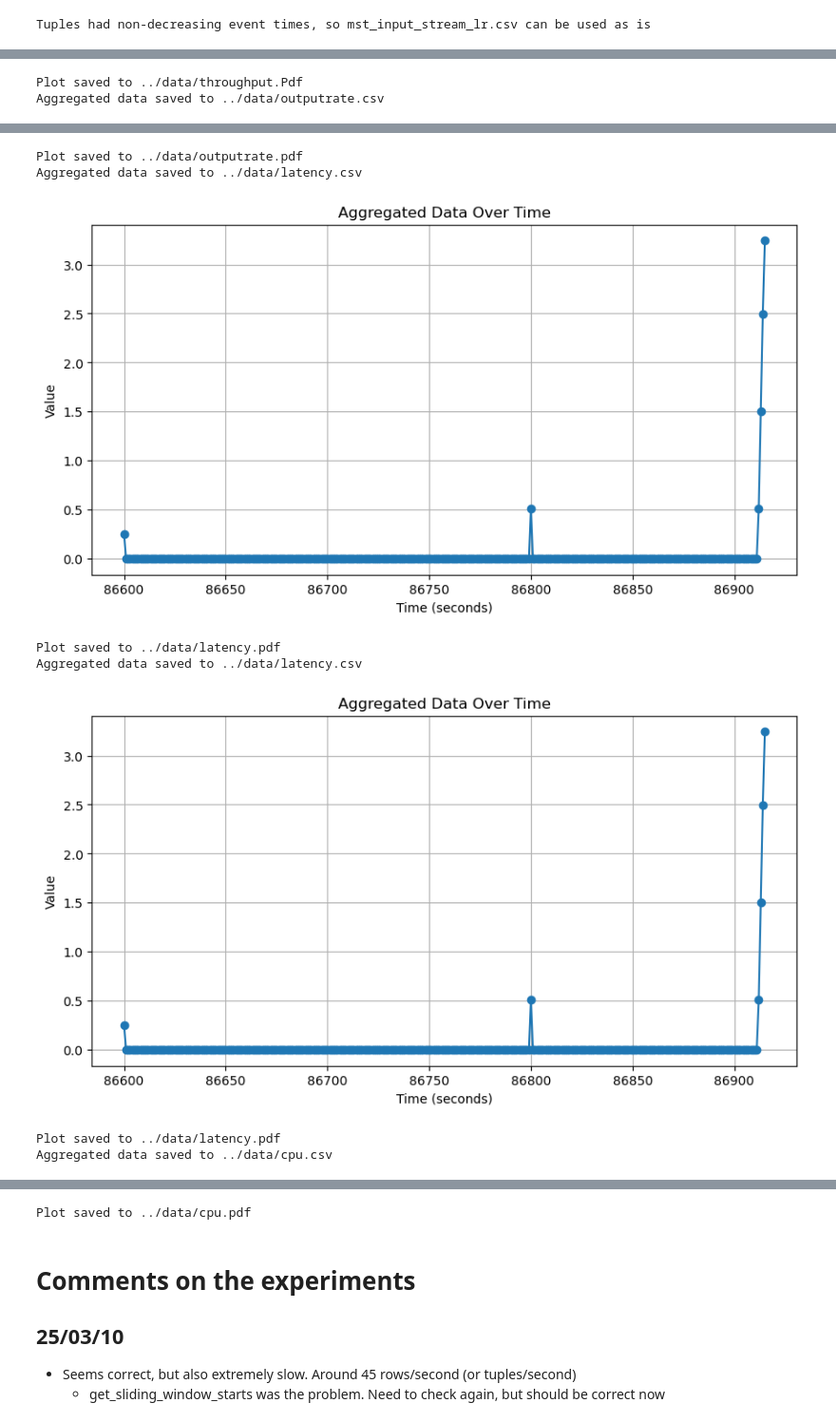
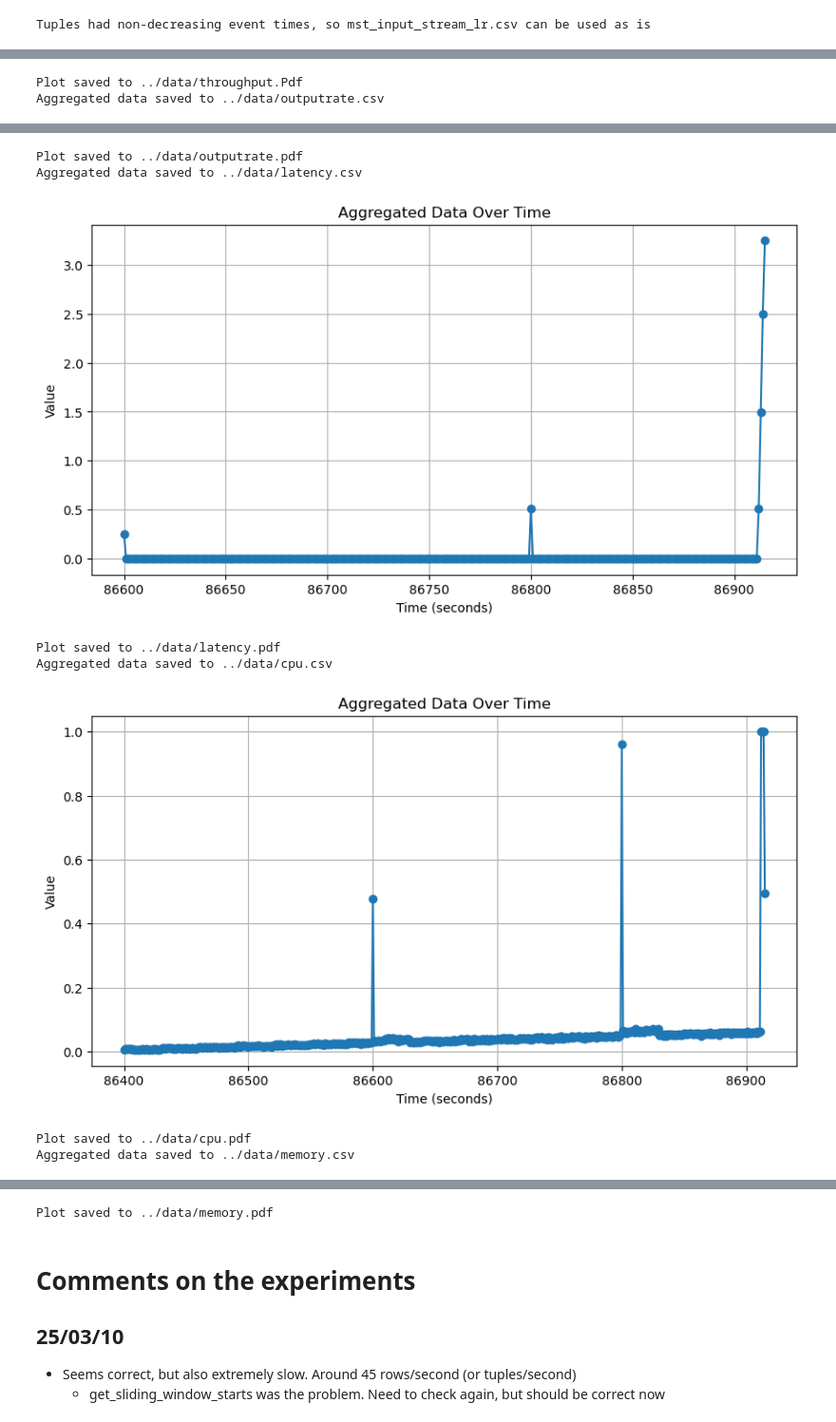
Before and after one commit to vincenzo-gulisano/aggregate_modeling, a Jupyter notebook: jupyter_notebooks/simulator.ipynb, the cells around one changed output, grey strips where cells are left out. Shown at 95% size. Cells and saved outputs as stored; diff of their text form; code cells hidden in the pictures.

```diff
--- a/jupyter_notebooks/simulator.ipynb
+++ b/jupyter_notebooks/simulator.ipynb
@@ -37,6 +37,10 @@ cpu_csv = '../data/cpu.csv'
 cpu_fig = '../data/cpu.pdf'
 cpu_lambda = lambda x: x/1000  # Fraction of second
 
+memory_csv = '../data/memory.csv'
+memory_fig = '../data/memory.pdf'
+memory_lambda = lambda x: x  # Leave memory as is
+
 # Set to true if you also want to write input/event and event/output mappings. Mostly for debugging
 write_mappings = True
 
@@ -150,6 +154,8 @@ def aggregate_to_csv(
         aggregated_df = df.groupby(time_column)[value_column].sum().reset_index(name="value")
     elif agg_function == "average":
         aggregated_df = df.groupby(time_column)[value_column].mean().reset_index(name="value")
+    elif agg_function == "cumsum":
+        aggregated_df = df.groupby(time_column)[value_column].sum().cumsum().reset_index(name="value")
     else:
         raise ValueError("Invalid aggregation function. Use 'count', 'sum', or 'average'.")
 
@@ -345,25 +358,25 @@ process_mst_stream(mst_input_stream_file, mee_events_file, input_event_mapping,
 # %%
 aggregate_to_csv(mst_input_stream_file, "omega", "count", throughput_csv, value_column=None, fill_value=-1, transform_fn=throughput_lambda)
 plot_from_csv(throughput_csv, throughput_fig)
 aggregate_to_csv(mst_output_stream_file, "omega", "count", outputrate_csv, value_column=None, fill_value=-1, transform_fn=outputrate_lambda)
 plot_from_csv(outputrate_csv, outputrate_fig)
 aggregate_to_csv(mst_output_stream_file, "omega", "average", latency_csv, value_column="l", fill_value=-1, transform_fn=latency_lambda)
 plot_from_csv(latency_csv, latency_fig)
-aggregate_to_csv(mst_output_stream_file, "omega", "average", latency_csv, value_column="l", fill_value=-1, transform_fn=latency_lambda)
-plot_from_csv(latency_csv, latency_fig)
 aggregate_to_csv(mee_events_file, "omega", "sum", cpu_csv, value_column="duration", fill_value=-1, transform_fn=cpu_lambda)
 plot_from_csv(cpu_csv, cpu_fig)
+aggregate_to_csv(mee_events_file, "omega", "cumsum", memory_csv, value_column="memoryDelta", fill_value=-1, transform_fn=memory_lambda)
+plot_from_csv(memory_csv, memory_fig)
 # %% [output]
 Aggregated data saved to ../data/throughput.csv
 [figure]
 Plot saved to ../data/throughput.Pdf
 Aggregated data saved to ../data/outputrate.csv
 [figure]
 Plot saved to ../data/outputrate.pdf
 Aggregated data saved to ../data/latency.csv
 [figure]
 Plot saved to ../data/latency.pdf
-Aggregated data saved to ../data/latency.csv
+Aggregated data saved to ../data/cpu.csv
-[figure, old version]
+[figure, new version]
-Plot saved to ../data/latency.pdf
-Aggregated data saved to ../data/cpu.csv
+Plot saved to ../data/cpu.pdf
+Aggregated data saved to ../data/memory.csv
@@ -371,4 +384,4 @@ Aggregated data saved to ../data/cpu.csv
-Plot saved to ../data/cpu.pdf
+Plot saved to ../data/memory.pdf
 # %% [markdown]
 # Comments on the experiments
 
```
Also changed, not shown: parts of 3 cells of this notebook.
